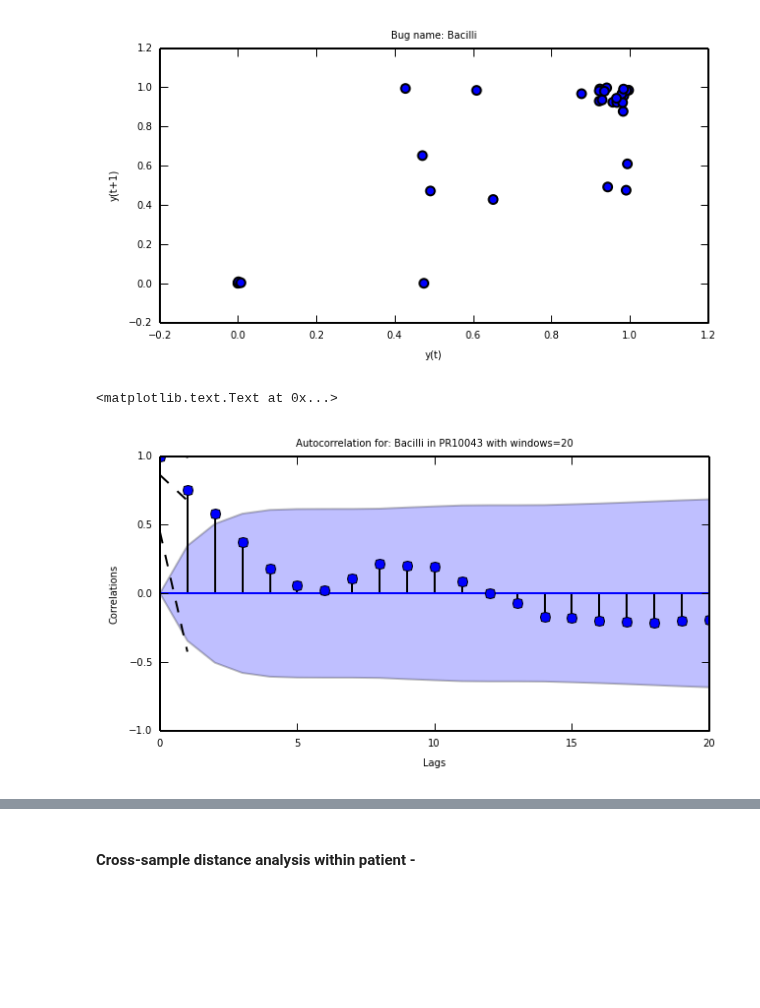
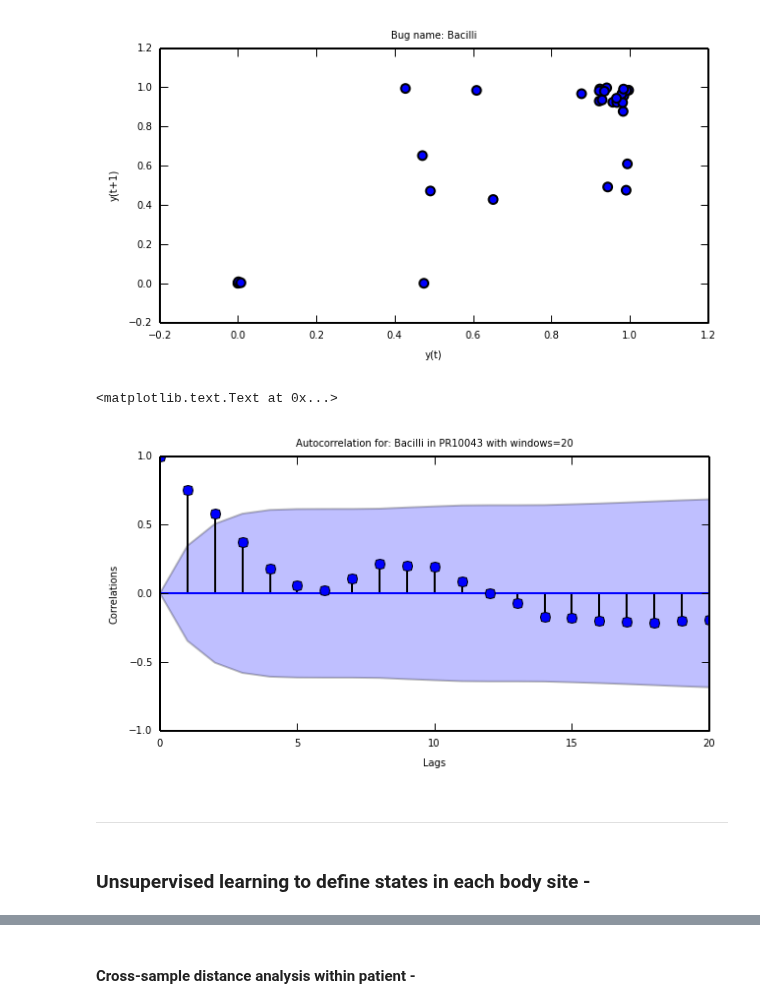
Before and after one commit to lmart999/CS229, a Jupyter notebook: CS229_Project.ipynb, the cells around one changed output, grey strips where cells are left out. Drawn from its saved outputs; the diff is of its cells as text; code cells hidden in the pictures; blank space fills up the shorter version.

Commit message:
Cleaned up notebook, added sections for unsupervised and classification.

```diff
--- a/CS229_Project.ipynb
+++ b/CS229_Project.ipynb
@@ -387,46 +411,28 @@ plt.ylabel('y(t+1)',fontsize=5)
 <matplotlib.text.Text at 0x...>
 [figure]
 # %%
-# - Autocorrelation plot -
-
-def k_autocorrelation(my_array, my_lag):
-    ''' Kosh fxn '''
-    # Params
-    n = len(my_array)
-    k = my_lag
-    mu = my_array.mean()
-    variance = my_array.var()
-    # Normalize lengths and subtract mean
-    my_array_lag = my_array[k:]
-    my_array = my_array[:n-k]
-    my_array_lag = my_array_lag - mu
-    my_array = my_array - mu
-    # Calculate R(k)
-    R = (1/float(n-k)) * (1/float(variance)) * sum(my_array * my_array_lag)
-    return R
-
 fig = plt.figure(figsize = (5, 2.5))
 ax1 = fig.add_subplot(111)
 
 # Autocorrelation using sm
 # Docs = http://statsmodels.sourceforge.net/devel/generated/statsmodels.graphics.tsaplots.plot_acf.html
 time_lag=20
 sm.graphics.tsa.plot_acf(dat,lags=time_lag,ax=ax1)
-
-# Autocorrelation using Kosh fxn
-auto_data=np.array([k_autocorrelation(a,k) for k in range(len(a)-1)])
-plt.plot(auto_data,linestyle='--',color='k')
 
 # Params
 plt.xlim([0,time_lag])
 plt.ylim([-1,1])
 plt.xticks(fontsize=5)
 plt.yticks(fontsize=5)
 plt.xlabel('Lags',fontsize=5)
 plt.ylabel('Correlations',fontsize=5)
 plt.title('Autocorrelation for: %s in %s with windows=%s'%(dat_norm_sort.index[i],patient,time_lag),fontsize=5)
 
 # (1) Make a heatmap of thia for each patient.
 # %% [output]
 <matplotlib.text.Text at 0x...>
-[figure, old version]
+[figure, new version]
+# %% [markdown]
+----
+# %% [markdown]
+### Unsupervised learning to define states in each body site -
```
Also changed, not shown: parts of 51 cells of this notebook.
